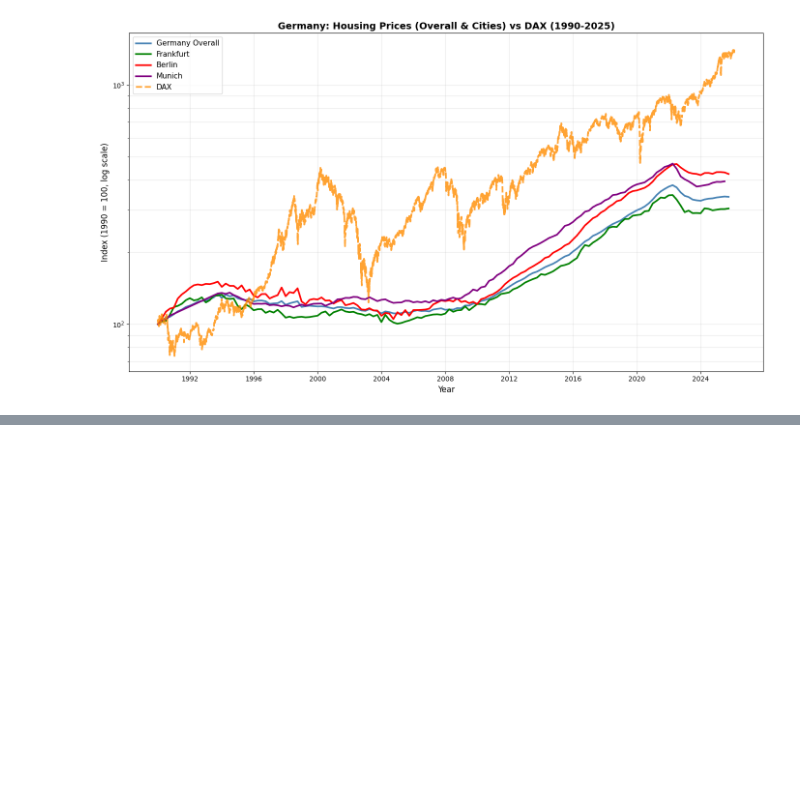
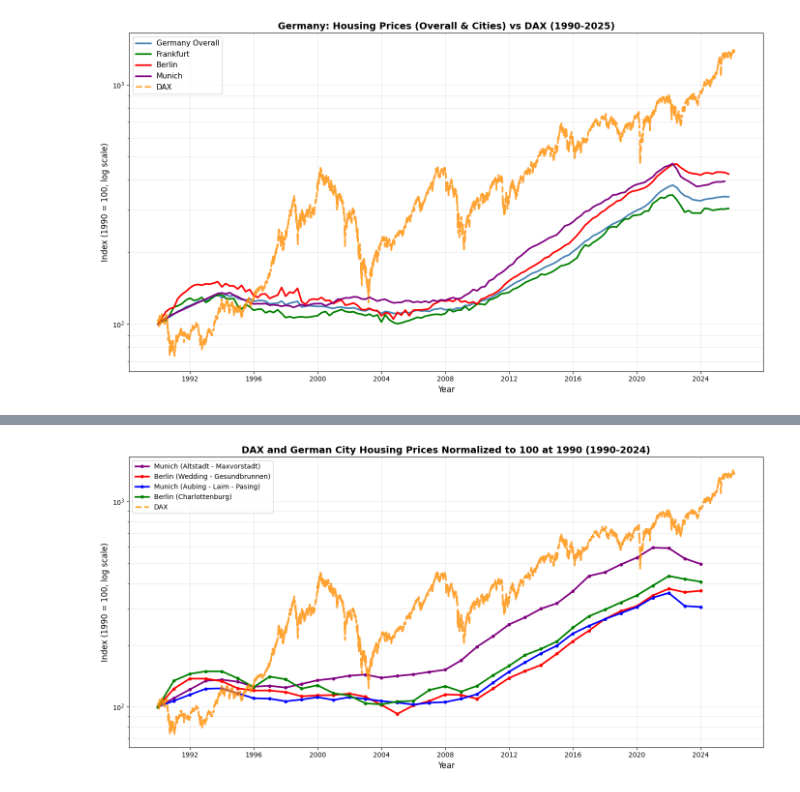
Before and after one commit to MrMillennium01/analysis-of-correlation-economy-stock-indices, a Jupyter notebook: Chapter2_real_estate.ipynb, the cells around one changed output, grey strips where cells are left out. Drawn from its saved outputs; the diff is of its cells as text; code cells hidden in the pictures; blank space fills up the shorter version.

Commit message:
added data for city parts: Munich and Berlin

```diff
--- a/Chapter2_real_estate.ipynb
+++ b/Chapter2_real_estate.ipynb
@@ -238,3 +238,11 @@ plt.tight_layout()
 plt.show()
 # %% [output]
 [figure]
+# %%
+# Load Germany-specific housing price data
+df_germany = pd.read_csv('data/Germany_Housing_Price_Index_City_Parts.csv', sep=';', decimal=',')
+
+df_germany = df_germany.set_index('year')
+
+# Display the first few rows
+df_germany.head()
@@ -240,0 +257,42 @@ plt.show()
+# %%
+# Normalize city parts data to 100 at 1990
+df_city_parts_norm = df_germany.copy()
+for col in df_germany.columns:
+    base_value_1990 = df_germany.loc[1990, col]
+    df_city_parts_norm[col] = (df_germany[col] / base_value_1990) * 100
+
+# Convert year index to datetime for proper plotting with DAX
+df_city_parts_norm.index = pd.to_datetime(df_city_parts_norm.index, format='%Y')
+
+# Plot DAX and city parts housing prices normalized to 100 at 1990
+plt.figure(figsize=(14, 7))
+
+# Define colors for city parts
+city_colors = {
+    'Munich (Altstadt - Maxvorstadt)': 'purple',
+    'Berlin (Wedding - Gesundbrunnen)': 'red',
+    'Munich (Aubing - Laim - Pasing)': 'blue',
+    'Berlin (Charlottenburg)': 'green'
+}
+
+# Plot housing prices for each city part
+for col in df_city_parts_norm.columns:
+    plt.plot(df_city_parts_norm.index, df_city_parts_norm[col],
+             linewidth=2.5, label=col, color=city_colors[col], marker='o', markersize=4)
+
+# Plot DAX
+plt.plot(dax_normalized.index, dax_normalized, linewidth=2.5, color='darkorange',
+         label='DAX', linestyle='--', alpha=0.8)
+
+plt.xlabel('Year', fontsize=12)
+plt.ylabel('Index (1990 = 100, log scale)', fontsize=12)
+plt.title('DAX and German City Housing Prices Normalized to 100 at 1990 (1990-2024)',
+          fontsize=14, fontweight='bold')
+plt.legend(loc='best', fontsize=10)
+plt.grid(True, alpha=0.3, which='both')
+plt.yscale('log')
+
+plt.tight_layout()
+plt.show()
+# %% [output]
+[figure, added]
```
Also changed, not shown: parts of 2 cells of this notebook, 1 other file.
